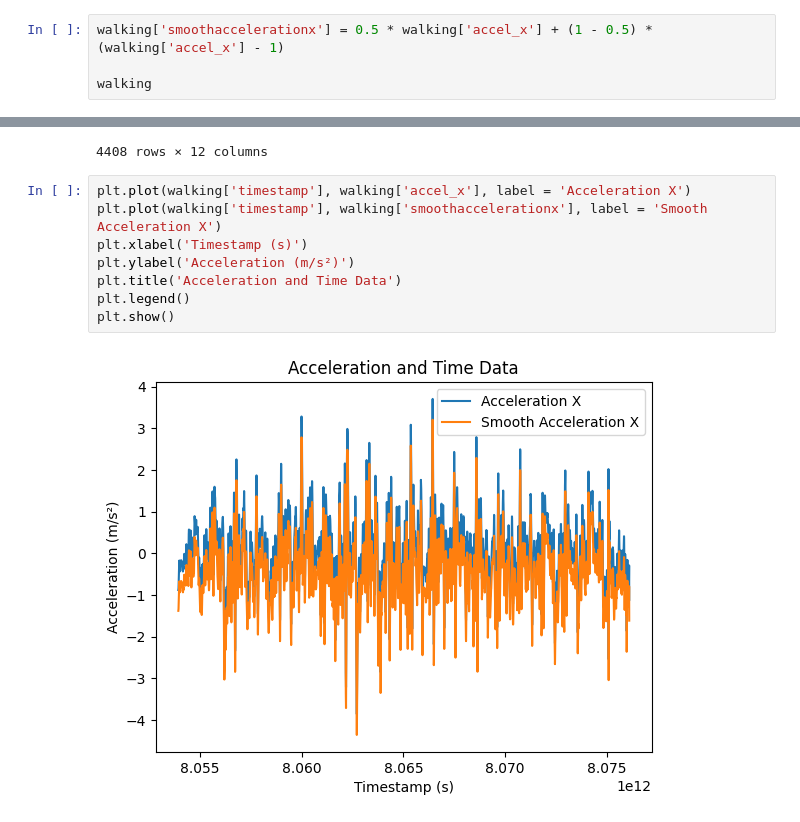
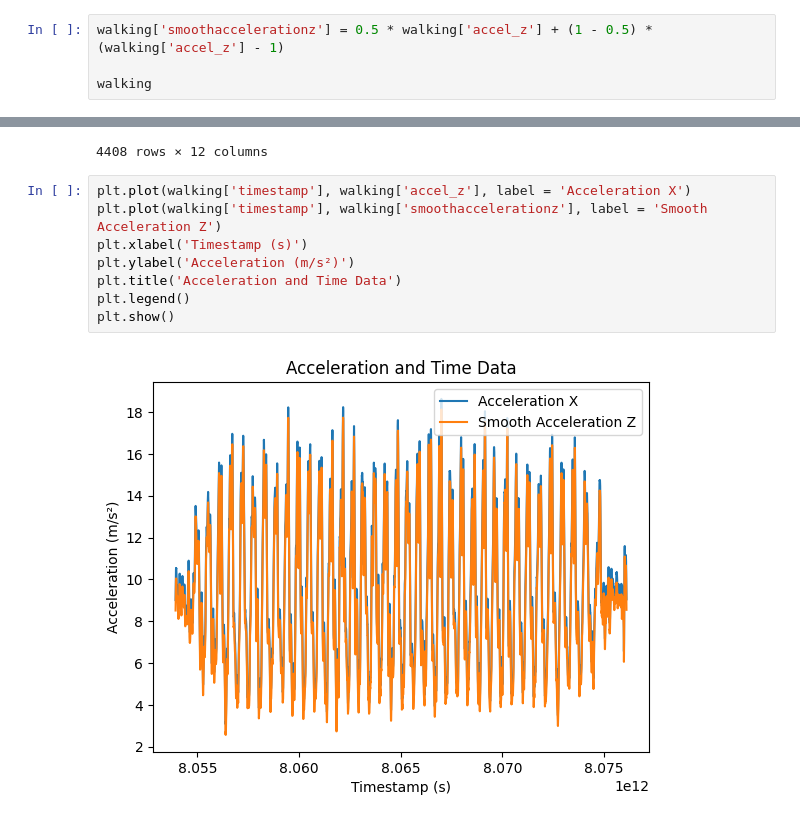
Before and after one commit to xujessica/cs407-lab8, a Jupyter notebook: m2/milestone2.ipynb, the cells around one changed output, grey strips where cells are left out. Drawn from its saved outputs; the diff is of its cells as text.

```diff
--- a/m2/milestone2.ipynb
+++ b/m2/milestone2.ipynb
@@ -22,7 +22,7 @@ walking
 | 4407 | 8076112760404 | -1.118729 | 1.055160 | 9.044693 | 0.044022 | 0.128464 | -0.048889 | 17.512512 | -18.435669 | -47.749330 | ... |
 4408 rows × 11 columns
 # %%
-walking['smoothaccelerationx'] = 0.5 * walking['accel_x'] + (1 - 0.5) * (walking['accel_x'] - 1)
+walking['smoothaccelerationz'] = 0.5 * walking['accel_z'] + (1 - 0.5) * (walking['accel_z'] - 1)
 
 walking
 # %% [output]
@@ -40,12 +40,12 @@ walking
 | 4407 | 8076112760404 | -1.118729 | 1.055160 | 9.044693 | 0.044022 | 0.128464 | -0.048889 | 17.512512 | -18.435669 | -47.749330 | ... |
 4408 rows × 12 columns
 # %%
-plt.plot(walking['timestamp'], walking['accel_x'], label = 'Acceleration X')
-plt.plot(walking['timestamp'], walking['smoothaccelerationx'], label = 'Smooth Acceleration X')
+plt.plot(walking['timestamp'], walking['accel_z'], label = 'Acceleration X')
+plt.plot(walking['timestamp'], walking['smoothaccelerationz'], label = 'Smooth Acceleration Z')
 plt.xlabel('Timestamp (s)')
 plt.ylabel('Acceleration (m/s²)')
 plt.title('Acceleration and Time Data')
 plt.legend()
 plt.show()
 # %% [output]
-[figure, old version]
+[figure, new version]
```
